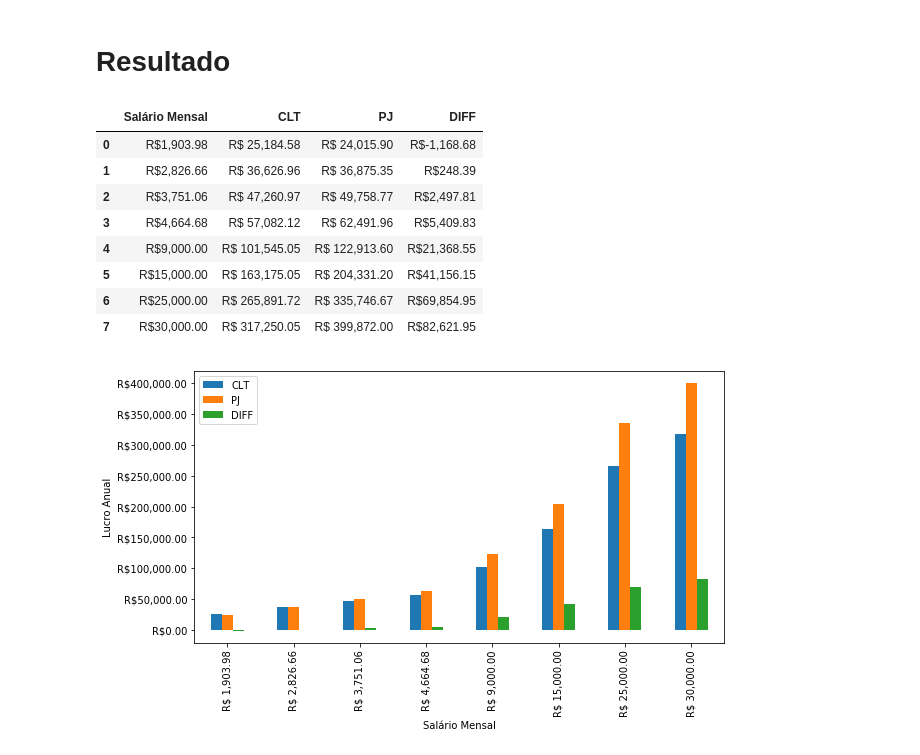
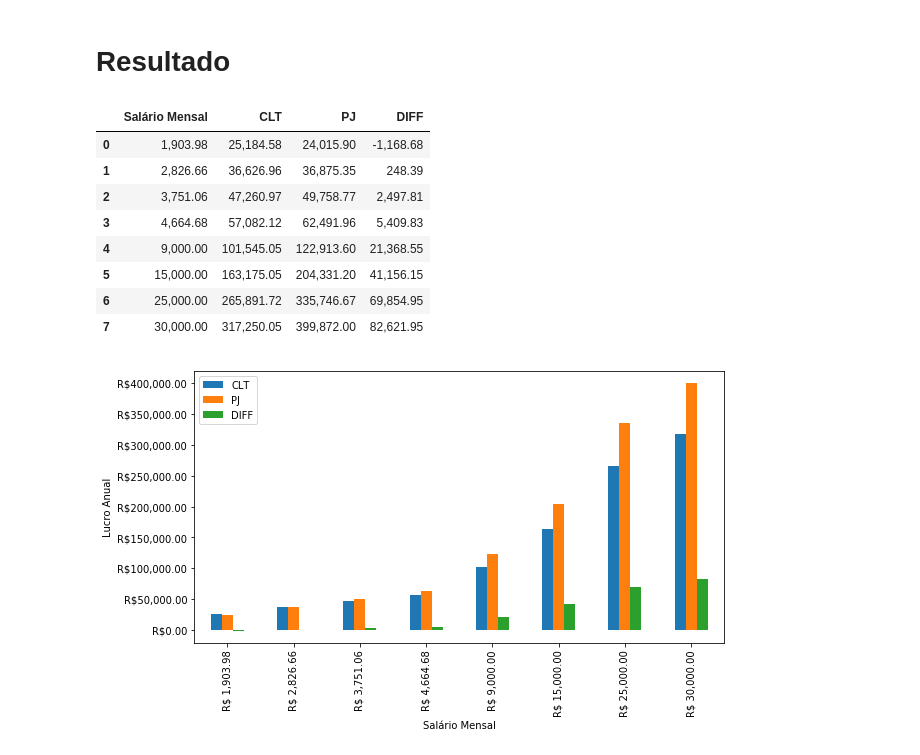
Before and after one commit to renzon/clt-vs-pj, a Jupyter notebook: clt_vs_pj.ipynb, the cells around one changed output. Drawn from its saved outputs; the diff is of its cells as text; code cells hidden in the pictures.

```diff
--- a/clt_vs_pj.ipynb
+++ b/clt_vs_pj.ipynb
@@ -267,26 +267,26 @@ display(pd.DataFrame(results, columns=["Faturamento Mensal", "Lucro Mensal", "Lu
 # %%
 data = []
 for salario, faturamento in zip(salario_mensal_bruto, faturamento_bruto):
     result = []
-    result.append(f'R${salario:,.2f}')
+    result.append(f'{salario:,.2f}')
     clt = resumo_empregado(salario)[2]
-    result.append(f'R$ {clt :<15,.2f}')
+    result.append(f'{clt :<15,.2f}')
     pj = resumo_pj(faturamento)[2]
-    result.append(f'R$ {pj :<15,.2f}')
-    result.append(f'R${pj - clt :<15,.2f}')
+    result.append(f'{pj :<15,.2f}')
+    result.append(f'{pj - clt :<15,.2f}')
     data.append(result)
 df = pd.DataFrame(data, columns=["Salário Mensal", "CLT", "PJ", "DIFF"])
 display(df)
 # %% [output]
 |  | Salário Mensal | CLT | PJ | DIFF |
-| 0 | R$1,903.98 | R$ 25,184.58 | R$ 24,015.90 | R$-1,168.68 |
-| 1 | R$2,826.66 | R$ 36,626.96 | R$ 36,875.35 | R$248.39 |
-| 2 | R$3,751.06 | R$ 47,260.97 | R$ 49,758.77 | R$2,497.81 |
-| 3 | R$4,664.68 | R$ 57,082.12 | R$ 62,491.96 | R$5,409.83 |
-| 4 | R$9,000.00 | R$ 101,545.05 | R$ 122,913.60 | R$21,368.55 |
-| 5 | R$15,000.00 | R$ 163,175.05 | R$ 204,331.20 | R$41,156.15 |
-| 6 | R$25,000.00 | R$ 265,891.72 | R$ 335,746.67 | R$69,854.95 |
-| 7 | R$30,000.00 | R$ 317,250.05 | R$ 399,872.00 | R$82,621.95 |
+| 0 | 1,903.98 | 25,184.58 | 24,015.90 | -1,168.68 |
+| 1 | 2,826.66 | 36,626.96 | 36,875.35 | 248.39 |
+| 2 | 3,751.06 | 47,260.97 | 49,758.77 | 2,497.81 |
+| 3 | 4,664.68 | 57,082.12 | 62,491.96 | 5,409.83 |
+| 4 | 9,000.00 | 101,545.05 | 122,913.60 | 21,368.55 |
+| 5 | 15,000.00 | 163,175.05 | 204,331.20 | 41,156.15 |
+| 6 | 25,000.00 | 265,891.72 | 335,746.67 | 69,854.95 |
+| 7 | 30,000.00 | 317,250.05 | 399,872.00 | 82,621.95 |
 # %%
 data = []
 index = []
```
Also changed, not shown: parts of 3 cells of this notebook.
